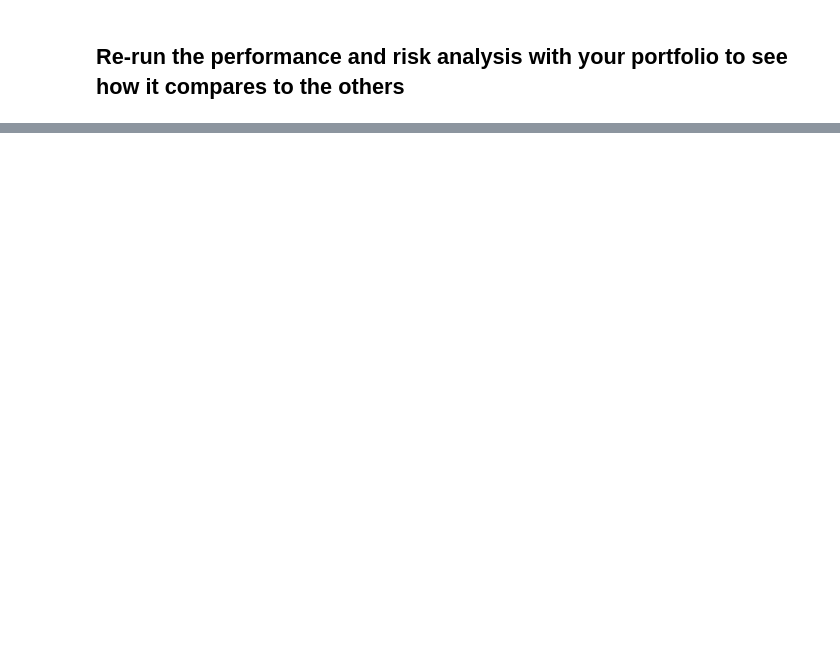
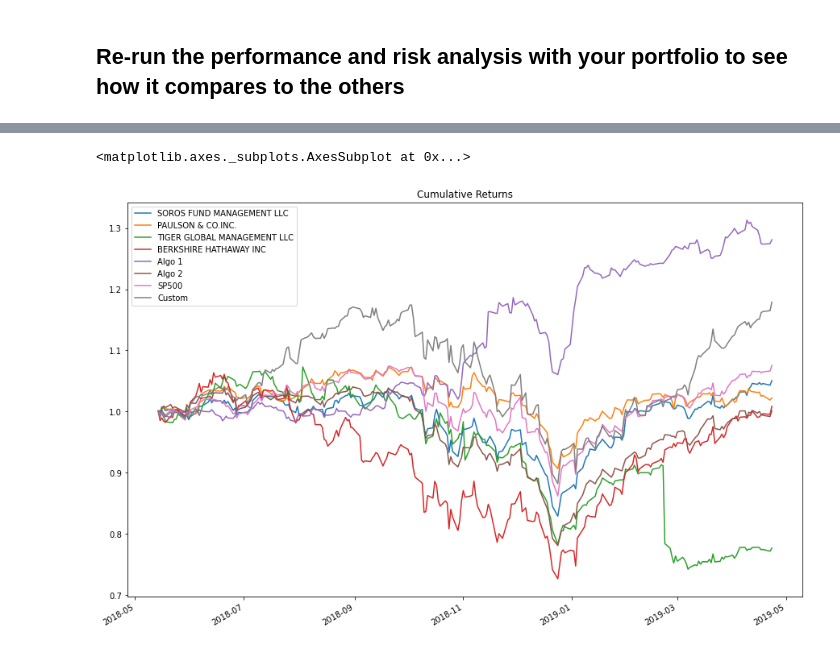
Before and after one commit to hensingh29/homework3, a Jupyter notebook: 04-Pandas_Homework_Starter_Code_whale_analysis.ipynb, the cells around one changed output, grey strips where cells are left out. Cells and saved outputs as stored; diff of their text form; code cells hidden in the pictures; blank space fills up the shorter version.

```diff
--- a/04-Pandas_Homework_Starter_Code_whale_analysis.ipynb
+++ b/04-Pandas_Homework_Starter_Code_whale_analysis.ipynb
@@ -592,0 +598,9 @@ finalportfolio.head()
+# %%
+# cumulative returns
+cum_returns_final = (1+finalportfolio).cumprod()
+cum_returns_final.plot(figsize=(15,10),title='Cumulative Returns')
+
+# based on the graph of cumulative returns, custom outperforms the market typically, but overall is very closely tied
+# %% [output]
+<matplotlib.axes._subplots.AxesSubplot at 0x...>
+[figure, added]
```
Also changed, not shown: parts of 12 cells of this notebook.
